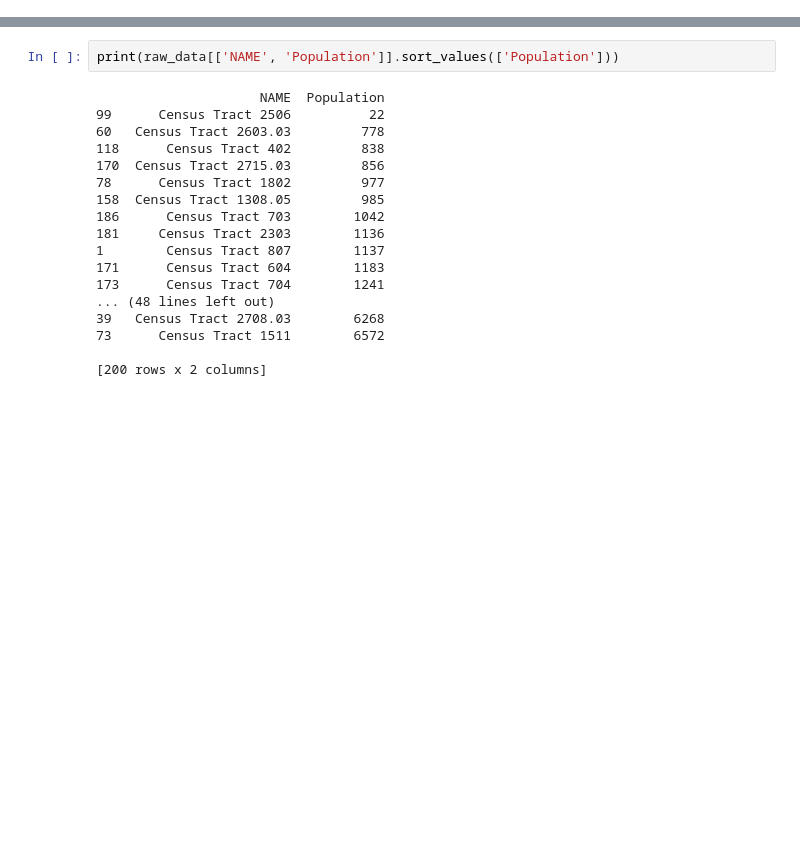
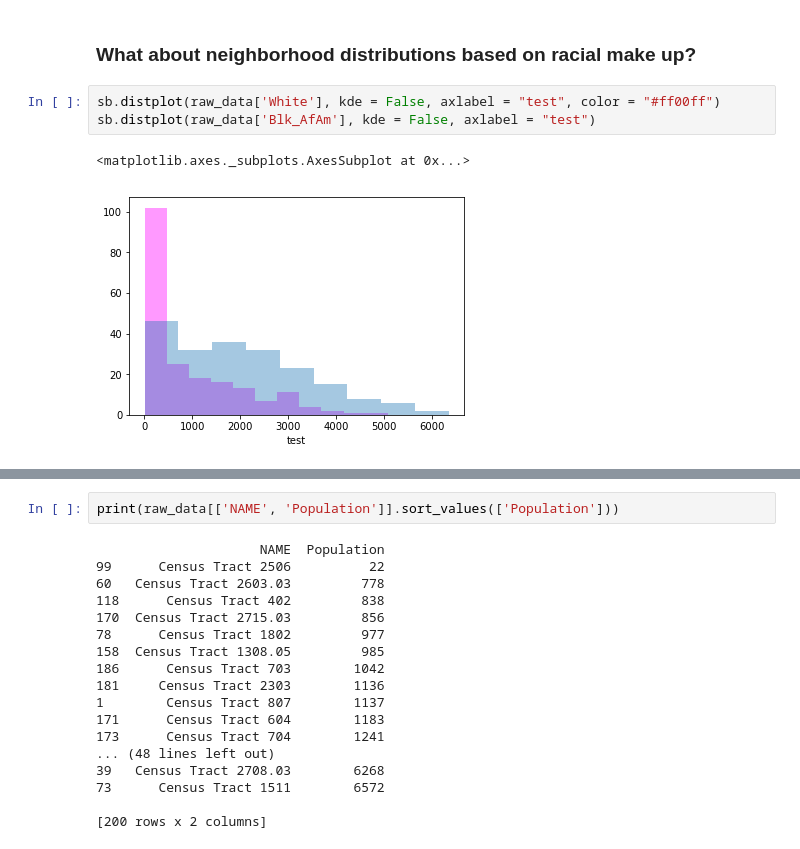
Before and after one commit to jrw5/Baltimore-Demographics, a Jupyter notebook: Baltimore-Census.ipynb, the cells around one changed output, grey strips where cells are left out. Saved outputs shown, nothing was run; the diff lists cells and outputs as text; blank space fills up the shorter version.

```diff
--- a/Baltimore-Census.ipynb
+++ b/Baltimore-Census.ipynb
@@ -36,0 +68,8 @@ plt.show()
+# %% [markdown]
+### What about neighborhood distributions based on racial make up?
+# %%
+sb.distplot(raw_data['White'], kde = False, axlabel = "test", color = "#ff00ff")
+sb.distplot(raw_data['Blk_AfAm'], kde = False, axlabel = "test")
+# %% [output]
+<matplotlib.axes._subplots.AxesSubplot at 0x...>
+[figure, added]
```
Also changed, not shown: parts of 22 cells of this notebook.
